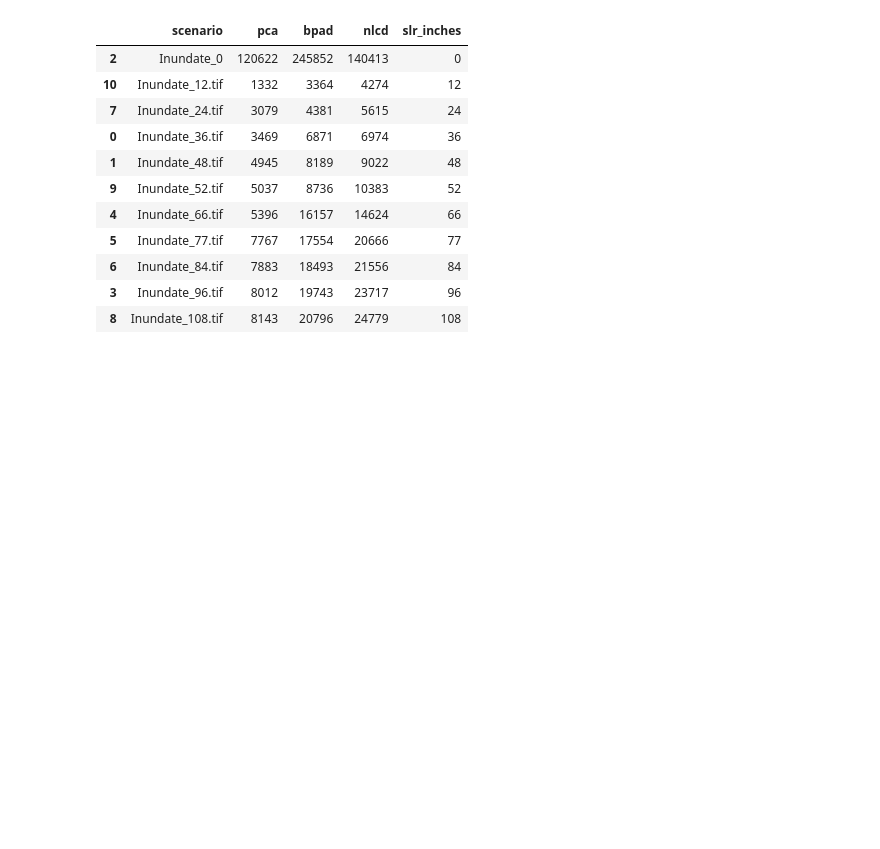
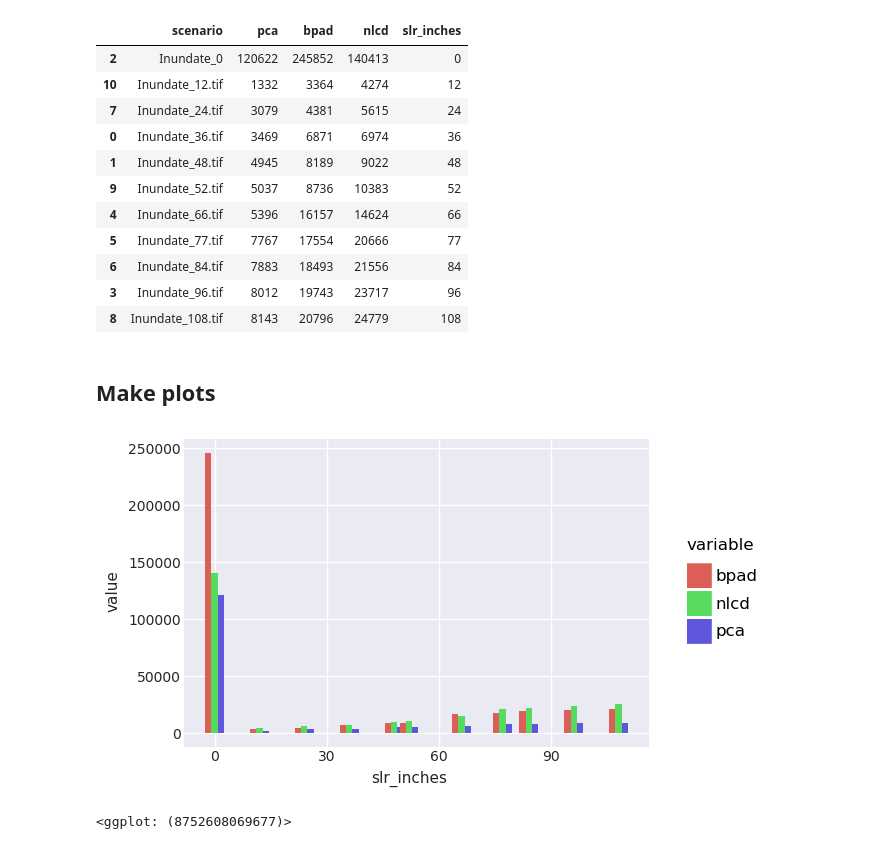
Before and after one commit to davemfish/ncp-sfbay, a Jupyter notebook: regional_recreation_slrscenarios.ipynb, the cells around one changed output. Cells and saved outputs as stored; diff of their text form; code cells hidden in the pictures; blank space fills up the shorter version.

Commit message:
comments and draft plot for the regional slr workflow

```diff
--- a/regional_recreation_slrscenarios.ipynb
+++ b/regional_recreation_slrscenarios.ipynb
@@ -228,3 +267,15 @@ results.sort_values(by='slr_inches')
 | 8 | Inundate_108.tif | 8143 | 20796 | 24779 | 108 |
 # %%
 results.to_csv(os.path.join(workspace, 'results.csv'))
+# %% [markdown]
+## Make plots
+# %%
+import plotnine as gg
+import matplotlib as mpl
+mpl.rcParams["figure.figsize"] = "11, 8"
+
+workspace = '../data/bcdc_slr_regional_rec'
+# %%
+data = pd.read_csv(os.path.join(workspace, 'results.csv'))
+# %%
+df = data.melt(id_vars='slr_inches', value_vars=['pca', 'bpad', 'nlcd'])
@@ -230,0 +284,7 @@ results.to_csv(os.path.join(workspace, 'results.csv'))
+# %%
+gg.ggplot(df, gg.aes(x='slr_inches', y='value', fill='variable')) +\
+gg.geom_bar(stat='identity', position='dodge', width=5) +\
+gg.theme_seaborn(context='notebook')
+# %% [output]
+[figure, added]
+<ggplot: (8752608069677)>
```
Also changed, not shown: parts of 33 cells of this notebook.
